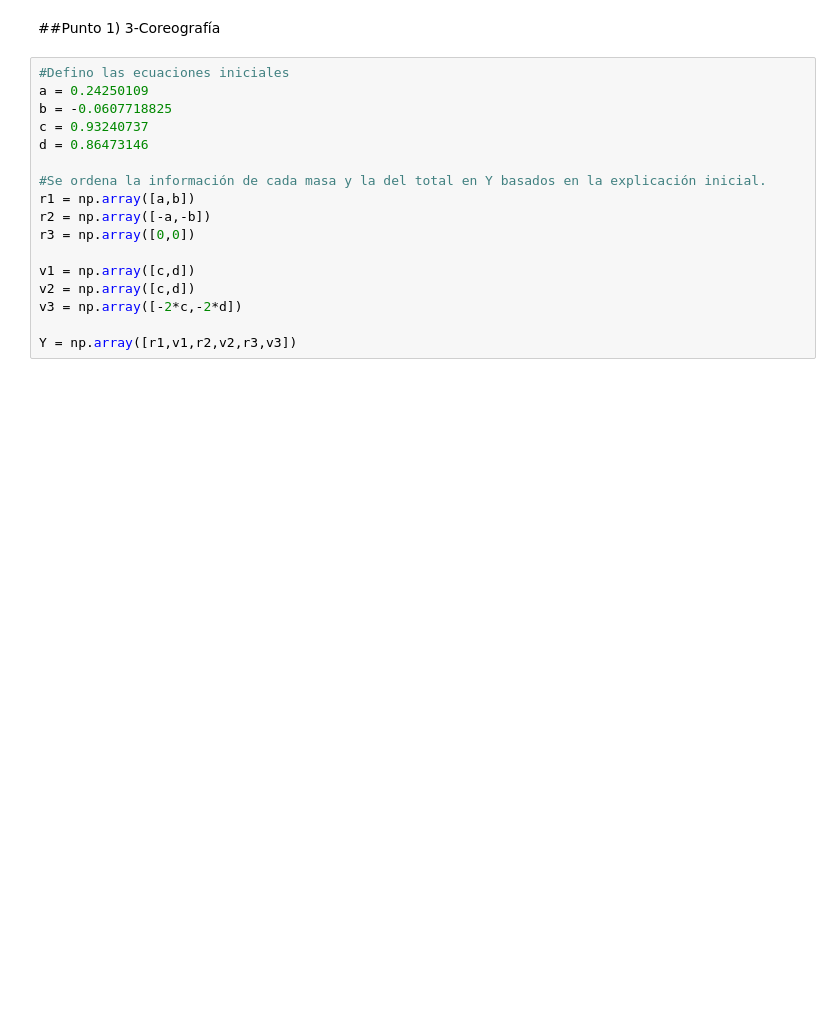
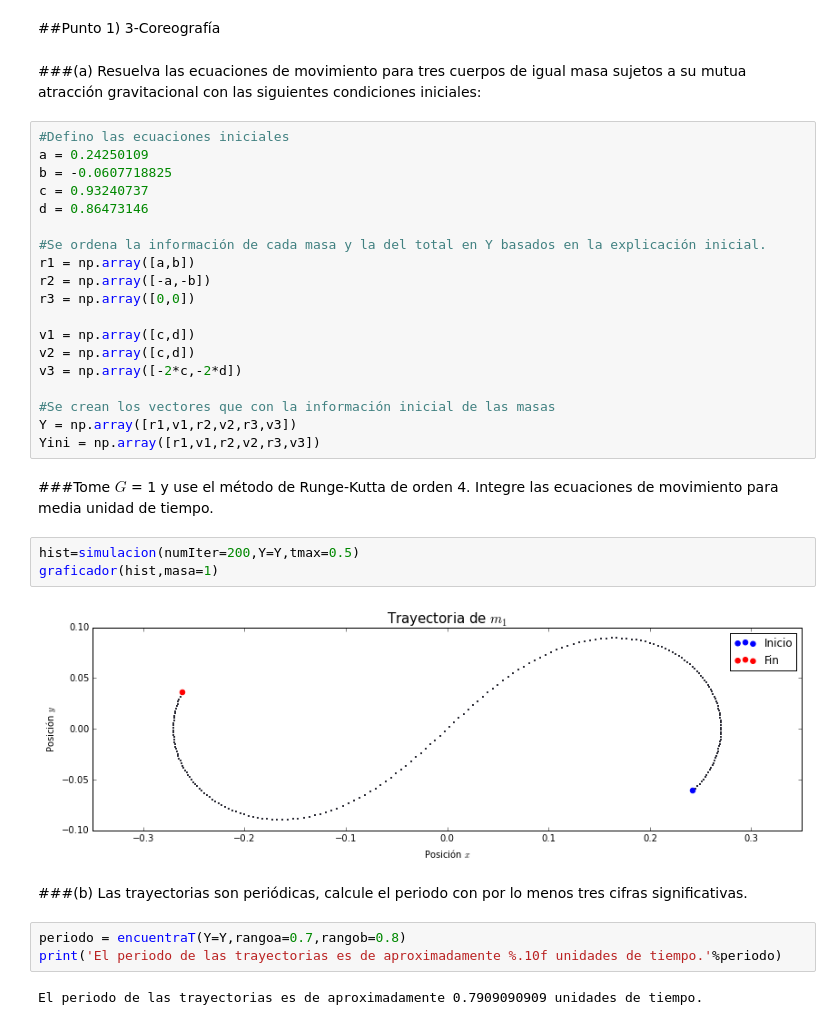
Before and after one commit to ArturoVelasquez/MC-1, a Jupyter notebook: Tareas/HW5/HW5.ipynb, the cells around one changed output. Saved outputs shown, nothing was run; the diff lists cells and outputs as text; blank space fills up the shorter version.

```diff
--- a/Tareas/HW5/HW5.ipynb
+++ b/Tareas/HW5/HW5.ipynb
@@ -113,5 +136,7 @@ def graficador(history,masa=0,**args):
 # %% [markdown]
 ##Punto 1) 3-Coreografía
+# %% [markdown]
+###(a) Resuelva las ecuaciones de movimiento para tres cuerpos de igual masa sujetos a su mutua atracción gravitacional con las siguientes condiciones iniciales:
 # %%
 #Defino las ecuaciones iniciales
 a = 0.24250109
@@ -128,4 +153,20 @@ v1 = np.array([c,d])
 v2 = np.array([c,d])
 v3 = np.array([-2*c,-2*d])
 
+#Se crean los vectores que con la información inicial de las masas
 Y = np.array([r1,v1,r2,v2,r3,v3])
+Yini = np.array([r1,v1,r2,v2,r3,v3])
+# %% [markdown]
+###Tome $G$ = 1 y use el método de Runge-Kutta de orden 4. Integre las ecuaciones de movimiento para media unidad de tiempo.
+# %%
+hist=simulacion(numIter=200,Y=Y,tmax=0.5)
+graficador(hist,masa=1)
+# %% [output]
+[figure, added]
+# %% [markdown]
+###(b) Las trayectorias son periódicas, calcule el periodo con por lo menos tres cifras significativas.
+# %%
+periodo = encuentraT(Y=Y,rangoa=0.7,rangob=0.8)
+print('El periodo de las trayectorias es de aproximadamente %.10f unidades de tiempo.'%periodo)
+# %% [output]
+El periodo de las trayectorias es de aproximadamente 0.7909090909 unidades de tiempo.
```
Also changed, not shown: parts of 31 cells of this notebook, 1 other file.
